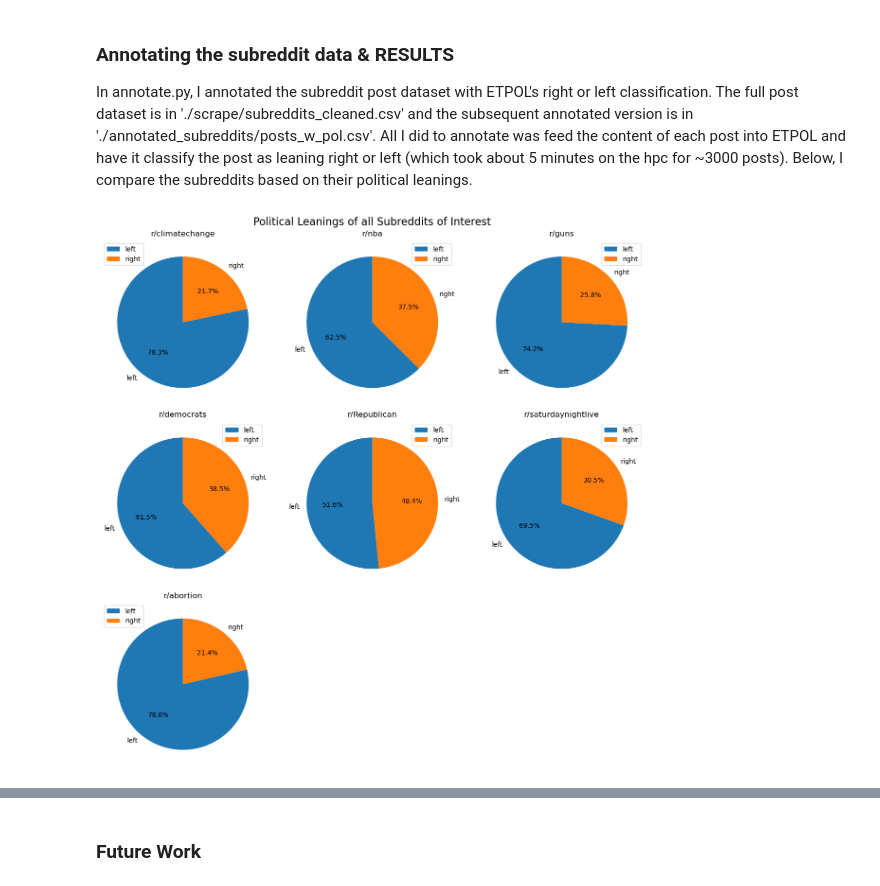
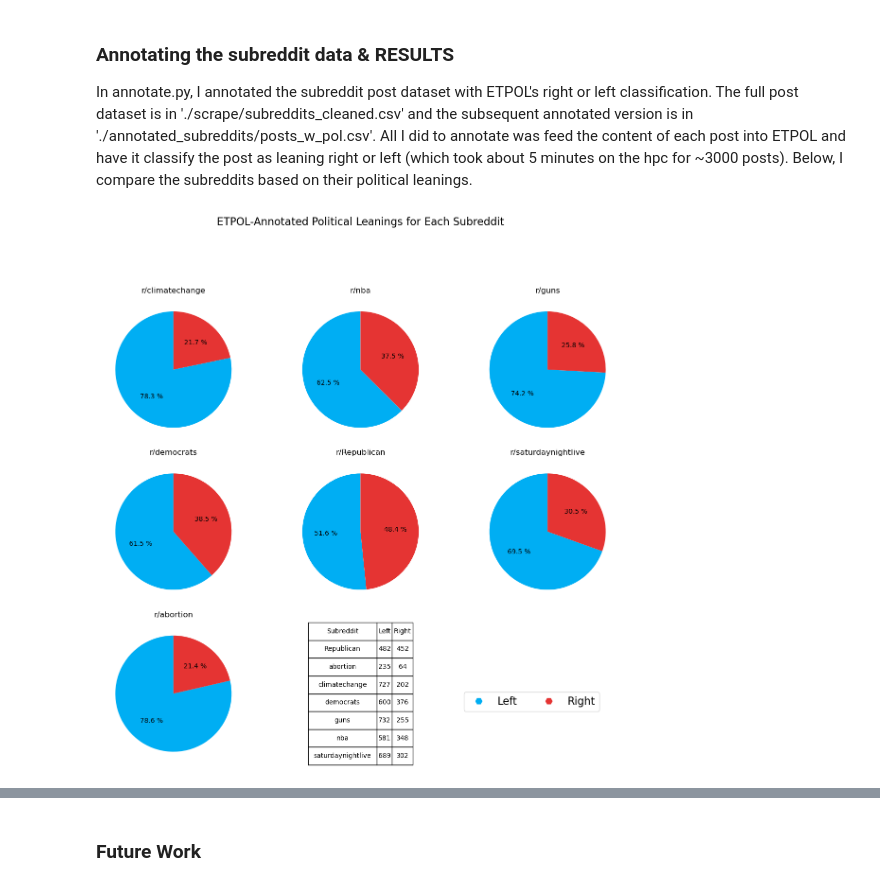
Before and after one commit to FynnHR28/ETPOL, a Jupyter notebook: Writeup.ipynb, the cells around one changed output, grey strips where cells are left out. Drawn from its saved outputs; the diff is of its cells as text; code cells hidden in the pictures.

```diff
--- a/Writeup.ipynb
+++ b/Writeup.ipynb
@@ -230,35 +250,55 @@ Note: It was not much better than any of the random configurations I tried befor
 
 In annotate.py, I annotated the subreddit post dataset with ETPOL's right or left classification. The full post dataset is in './scrape/subreddits_cleaned.csv' and the subsequent annotated version is in './annotated_subreddits/posts_w_pol.csv'. All I did to annotate was feed the content of each post into ETPOL and have it classify the post as leaning right or left (which took about 5 minutes on the hpc for ~3000 posts). Below, I compare the subreddits based on their political leanings.
 # %%
-
-
-
 posts = pd.read_csv('./annotated_subreddit/posts_w_pol.csv')
 
 subs = ['climatechange', 'nba', 'guns','democrats', 'Republican', 'saturdaynightlive', 'abortion']
+
+colors = {'Left': '#00AEF3', 'Right': '#e53433'}
 
 
 data = posts.groupby('subreddit')['affiliation'].value_counts().reset_index()
 data = data.pivot(index= 'subreddit', columns='affiliation', values='count')
 data = data.rename_axis(None, axis=1)
 
 fig, axs = plt.subplots(nrows=3, ncols=3, figsize=(12,12))
 axs = axs.flatten()
 for i, sub in enumerate(subs):
     if i >= len(subs): break
     ax = axs[i]
     sizes = data.loc[sub, ['left', 'right']].values
-    labels = ['left', 'right']
-    ax.pie(sizes, labels=labels, autopct='%1.1f%%', startangle=90)
+    labels = ['Left', 'Right']
+    ax.pie(sizes, labels=None, autopct='%1.1f %%', startangle=90, colors=[colors[label] for label in labels])
     ax.set_title(f'r/{sub}')
-    ax.legend()
+
+ax_table = axs[7]
+ax_table.axis('tight')
+ax_table.axis('off')
+table = ax_table.table(
+    cellText=data.reset_index().values,
+    colLabels=['Subreddit', 'Left', 'Right'],
+    cellLoc='center',
+    loc='center'
+)
+table.auto_set_font_size(False)
+table.set_fontsize(10)
+table.auto_set_column_width(col=list(range(len(data.columns) + 1)))
+table.scale(2.5, 2)
 
 # Hide any unused subplots
-for j in range(len(subs), len(axs)):
+for j in range(8, len(axs)):
     axs[j].axis('off')
 
-fig.suptitle('Political Leanings of all Subreddits of Interest', fontsize = 16)
-plt.tight_layout()
+fig.legend(
+    handles=[plt.Line2D([0], [0], color=colors[label], marker='H', linestyle='', markersize=10) for label in labels],
+    labels=labels,
+    loc='lower right',
+    bbox_to_anchor=(0.93, 0.1),
+    ncol=4,
+    fontsize=16
+)
+fig.suptitle('ETPOL-Annotated Political Leanings for Each Subreddit', fontsize = 16)
+plt.tight_layout(rect=[0, 0, 1, 0.9])
 plt.show()
 # %% [output]
-[figure, old version]
+[figure, new version]
```
Also changed, not shown: parts of 9 cells of this notebook.
